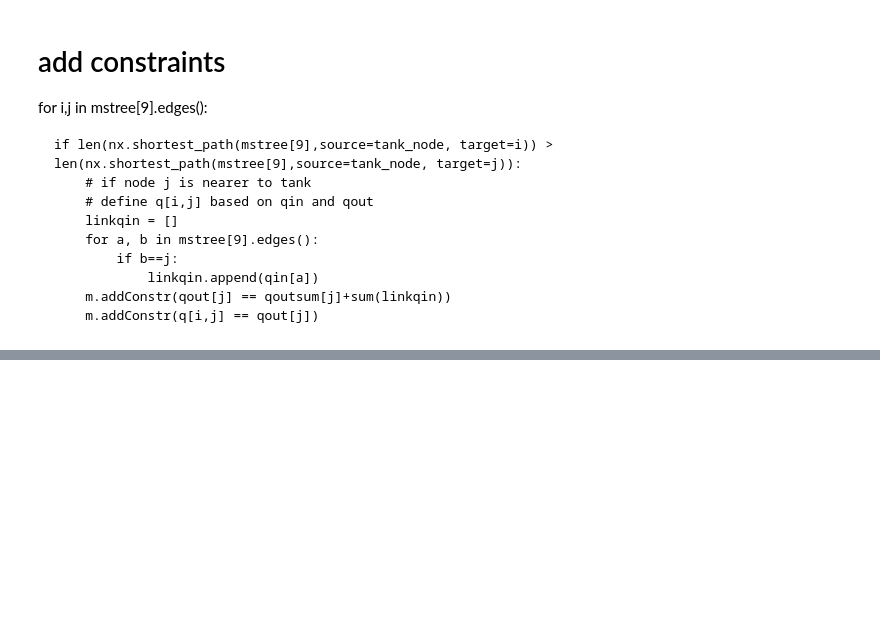
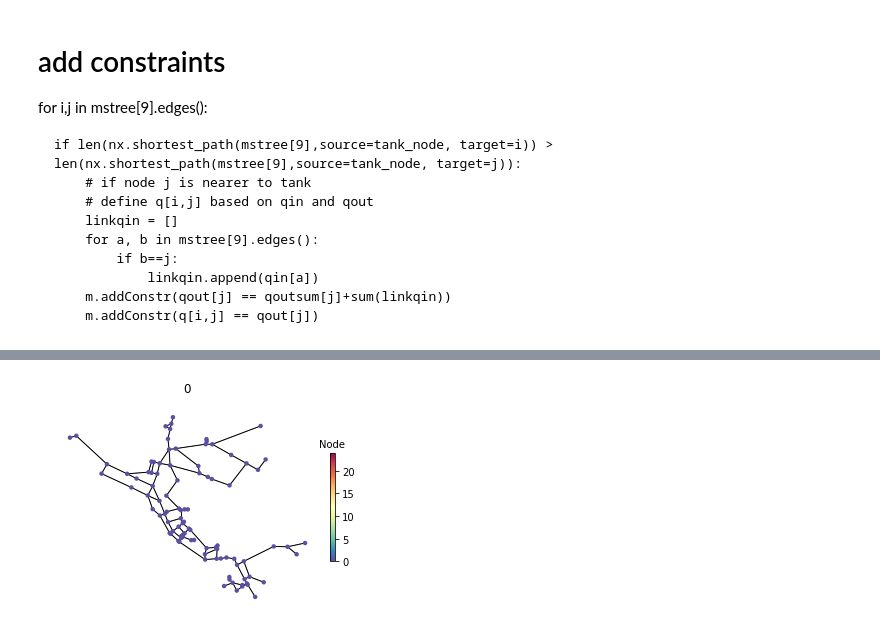
Before and after one commit to yz4160/Optimization-Research, a Jupyter notebook: pipe and pump distribution.ipynb, the cells around one changed output, grey strips where cells are left out. Drawn from its saved outputs; the diff is of its cells as text; code cells hidden in the pictures; blank space fills up the shorter version.

```diff
--- a/pipe and pump distribution.ipynb
+++ b/pipe and pump distribution.ipynb
@@ -565,0 +562,8 @@ Best objective -, best bound -, gap -
+# %%
+wn.options.quality.parameter = 'AGE'
+sim = wntr.sim.EpanetSimulator(wn)
+results = sim.run_sim()
+water_age = results.node['quality']/3600 # convert seconds to hours
+anim = wntr.graphics.network_animation(wn, node_attribute=water_age, node_range=[0,24])
+# %% [output]
+[figure, added]
```
Also changed, not shown: parts of 45 cells of this notebook.
